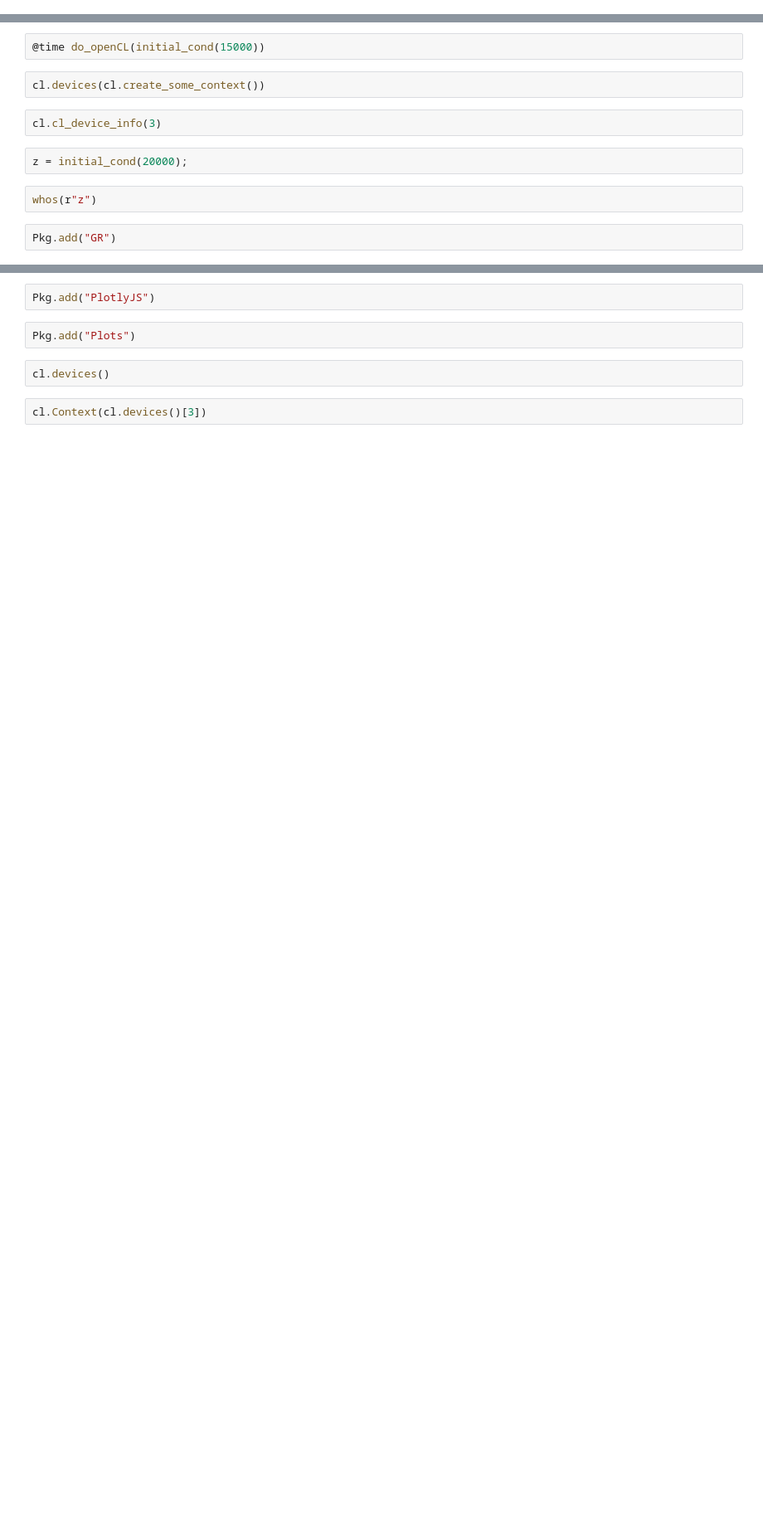
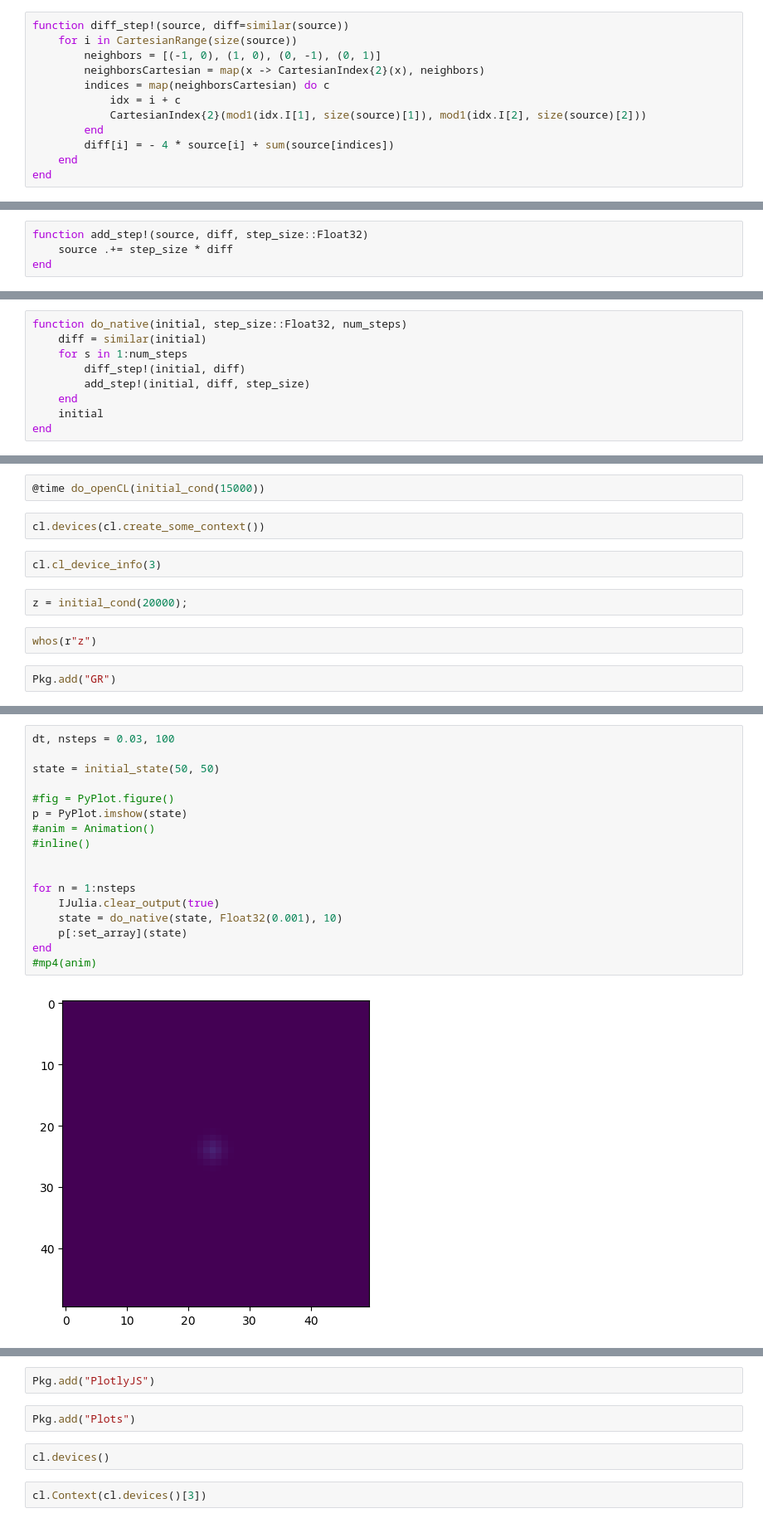
Before and after one commit to Debilski/GPU_workshop, a Jupyter notebook: Julia-OpenCL/diffusion.ipynb, the cells around one changed output, grey strips where cells are left out. Shown at 83% size. Cells and saved outputs as stored; diff of their text form; blank space fills up the shorter version.

```diff
--- a/Julia-OpenCL/diffusion.ipynb
+++ b/Julia-OpenCL/diffusion.ipynb
@@ -17,0 +50,12 @@ a_{21} & a_{22} & a_{23} \end{bmatrix}
+# %%
+function diff_step!(source, diff=similar(source))
+    for i in CartesianRange(size(source))
+        neighbors = [(-1, 0), (1, 0), (0, -1), (0, 1)]
+        neighborsCartesian = map(x -> CartesianIndex{2}(x), neighbors)
+        indices = map(neighborsCartesian) do c
+            idx = i + c
+            CartesianIndex{2}(mod1(idx.I[1], size(source)[1]), mod1(idx.I[2], size(source)[2]))
+        end
+        diff[i] = - 4 * source[i] + sum(source[indices])
+    end
+end
@@ -17,0 +64,4 @@ a_{21} & a_{22} & a_{23} \end{bmatrix}
+# %%
+function add_step!(source, diff, step_size::Float32)
+    source .+= step_size * diff
+end
@@ -17,0 +70,9 @@ a_{21} & a_{22} & a_{23} \end{bmatrix}
+# %%
+function do_native(initial, step_size::Float32, num_steps)
+    diff = similar(initial)
+    for s in 1:num_steps
+        diff_step!(initial, diff)
+        add_step!(initial, diff, step_size)
+    end
+    initial
+end
@@ -206,0 +312,19 @@ end
+# %%
+dt, nsteps = 0.03, 100
+
+state = initial_state(50, 50)
+
+#fig = PyPlot.figure()
+p = PyPlot.imshow(state)
+#anim = Animation()
+#inline()
+
+
+for n = 1:nsteps
+    IJulia.clear_output(true)
+    state = do_native(state, Float32(0.001), 10)
+    p[:set_array](state)
+end
+#mp4(anim)
+# %% [output]
+[figure, added]
```
Also changed, not shown: parts of 42 cells of this notebook.
